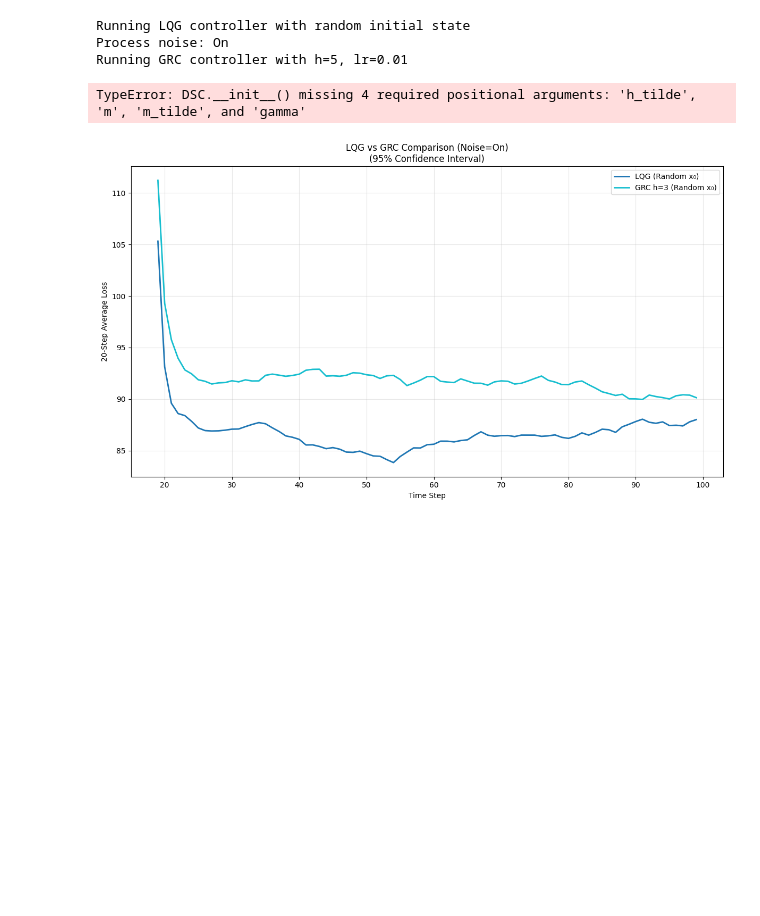
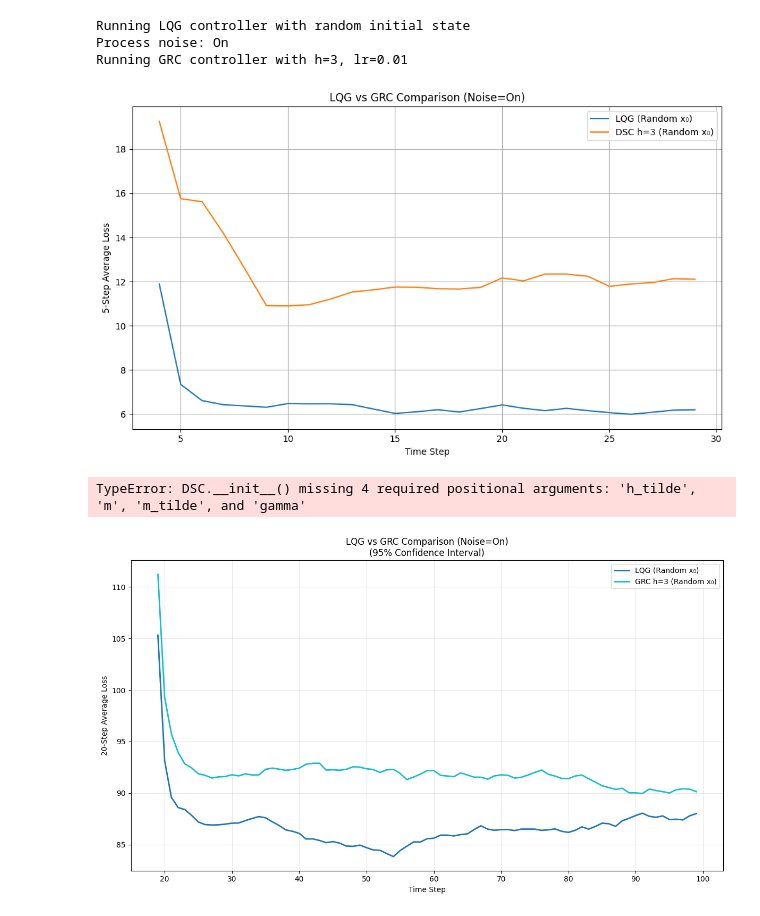
Before and after one commit to Sof0-0/spectral_control, a Jupyter notebook: new_tests.ipynb, the cells around one changed output. Cells and saved outputs as stored; diff of their text form; code cells hidden in the pictures; blank space fills up the shorter version.

```diff
--- a/new_tests.ipynb
+++ b/new_tests.ipynb
@@ -230,18 +223,18 @@ RuntimeError: element 0 of tensors does not require grad and does not have a gra
 if __name__ == "__main__":
     # === CONFIGURATION ===
     torch.manual_seed(42)
-    d = 25  # hidden state dimension
-    p = 25  # observation dimension
-    n = 5   # control dimension
-    T = 1000  # time horizon
-    window = 10  # moving average window
+    d = 10  # hidden state dimension
+    p = 5  # observation dimension
+    n = 2   # control dimension # DO M = 0.01
+    T = 30  # time horizon
+    window = 5  # moving average window
     num_trials = 100
     add_noise = True  # toggle process noise
     random_initial_state = True  # toggle between random and zero initial state
     device = torch.device("cuda" if torch.cuda.is_available() else "cpu")
 
     # GRC parameters
-    h = 5  # history length
+    h = 3  # history length
     lr = 0.01  # learning rate
 
     # === COST MATRICES ===
@@ -261,21 +254,7 @@ if __name__ == "__main__":
     B = torch.randn(d, d, device=device) @ torch.randn(d, n, device=device)
     C = torch.randn(p, d, device=device)
 
-    # # Ensure observability
-    # def is_observable(A, C):
-    #     """Check if the system is observable by checking rank of observability matrix"""
-    #     obs_matrix = []
-    #     temp_C = C
-    #     for i in range(d):
-    #         obs_matrix.append(temp_C)
-    #         temp_C = temp_C @ A
-    ##         obs_matrix.append(C @ torch.matrix_power(A, i))
-    #     obs_matrix = torch.cat(obs_matrix, dim=0)
-    #     rank = torch.linalg.matrix_rank(obs_matrix)
-    #     return rank == d
 
-    # Regenerate C until the system is observable
-    # while not is_observable(A, C):
 
     # Convert matrices to CPU numpy arrays for controller initialization
     A_np = A.cpu().numpy()
@@ -291,8 +270,12 @@ if __name__ == "__main__":
     lqg_controller = LQG(A=A_np, B=B_np, C=C_np, Q=Q_np, Q_obs=Q_obs_np, R=R_np, Q_noise=W_np, R_noise=V_np,T=T)
 
     # Create GRC controller with same system matrices
+
+    # RUN THIS TO COMPARE LATER:!!!!!!!!!!!
     grc_controller = GRC(A=A_np, B=B_np,C=C_np,Q=Q_np,  Q_obs=Q_obs_np, R=R_np,Q_noise=W_np,R_noise=V_np,h=h,T=T,lr=lr)
 
+
+    #dsc_controller = DSC(A=A_np, B=B_np, C=C_np, Q=Q_np, Q_obs=Q_obs_np, R=R_np, h=h, h_tilde=h_tilde, m=m, m_tilde=m_tilde, gamma=gamma, Q_noise=W_np, R_noise=V_np,T=T)
     # Ensure initial state is on the correct device and the same for both controllers
     controller_device = lqg_controller.device
     initial_state = torch.randn(d, 1, device=controller_device) if random_initial_state else torch.zeros(d, 1, device=controller_device)
@@ -306,36 +289,65 @@ if __name__ == "__main__":
         add_noise=add_noise,
         use_control=True,
         num_trials=num_trials
     )
     lqg_controller.losses = lqg_costs
 
     print(f"Running GRC controller with h={h}, lr={lr}")
 
-    # Run GRC simulation with same initial state
+    #Run GRC simulation with same initial state
     grc_costs = grc_controller.run(
         initial_state=initial_state.clone(),
         add_noise=add_noise,
         use_control=True,
         num_trials=num_trials
     )
     grc_controller.losses = grc_costs
 
+    # dsc_costs = dsc_controller.run(
+    #     initial_state=torch.randn(d, 1, device=controller_device) if random_initial_state else torch.zeros(d, 1, device=controller_device),
+    #     add_noise=add_noise,
+    #     use_control=True,
+    #     num_trials=num_trials
+    # )
+    # dsc_controller.losses = dsc_costs
+
     # Create the labels
     label = lambda b: 'Random x₀' if b else 'x₀ = 0'
 
 
     # Plot just LQG vs GRC for clearer comparison
+    # plot_loss_comparison(
+    #     [lqg_controller, grc_controller, dsc_controller],
+    #     [f'LQG ({label(random_initial_state)})',
+    #      f'GRC ({label(random_initial_state)})',
+    #      f'DSC h={h} ({label(random_initial_state)})'],
+    #     f"LQG vs GRC vs DSC Comparison (Noise={'On' if add_noise else 'Off'})",
+    #     window_size=window #save_path="PO/figures/results/grc_v_lqg_new_gauss_30_25_5.png"
+    # )
+
     plot_loss_comparison(
         [lqg_controller, grc_controller],
         [f'LQG ({label(random_initial_state)})',
-         f'GRC h={h} ({label(random_initial_state)})'],
+         f'DSC h={h} ({label(random_initial_state)})'],
         f"LQG vs GRC Comparison (Noise={'On' if add_noise else 'Off'})",
         window_size=window #save_path="PO/figures/results/grc_v_lqg_new_gauss_30_25_5.png"
     )
+
+
+
+     # Plot just LQG vs GRC for clearer comparison
+    # plot_loss_comparison(
+    #     [lqg_controller, dsc_controller],
+    #     [f'LQG ({label(random_initial_state)})',
+    #      f'DSC h={h} ({label(random_initial_state)})'],
+    #     f"LQG vs DSC Comparison (Noise={'On' if add_noise else 'Off'})",
+    #     window_size=window #save_path="PO/figures/results/grc_v_lqg_new_gauss_30_25_5.png"
+    # )
 # %% [output]
 Running LQG controller with random initial state
 Process noise: On
-Running GRC controller with h=5, lr=0.01
+Running GRC controller with h=3, lr=0.01
+[figure, added]
 # %%
 if __name__ == "__main__":
     # === CONFIGURATION ===
```
Also changed, not shown: parts of 2 cells of this notebook, 2 other files.
